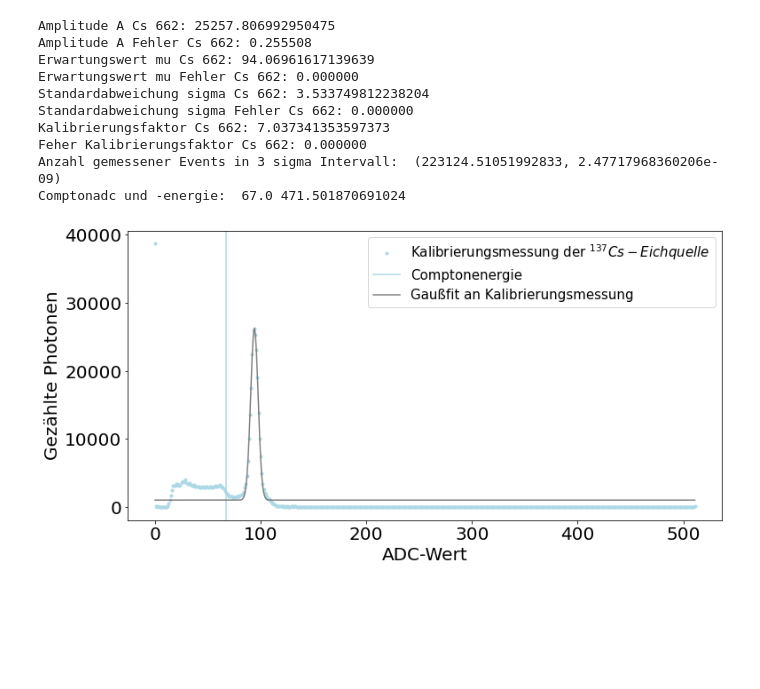
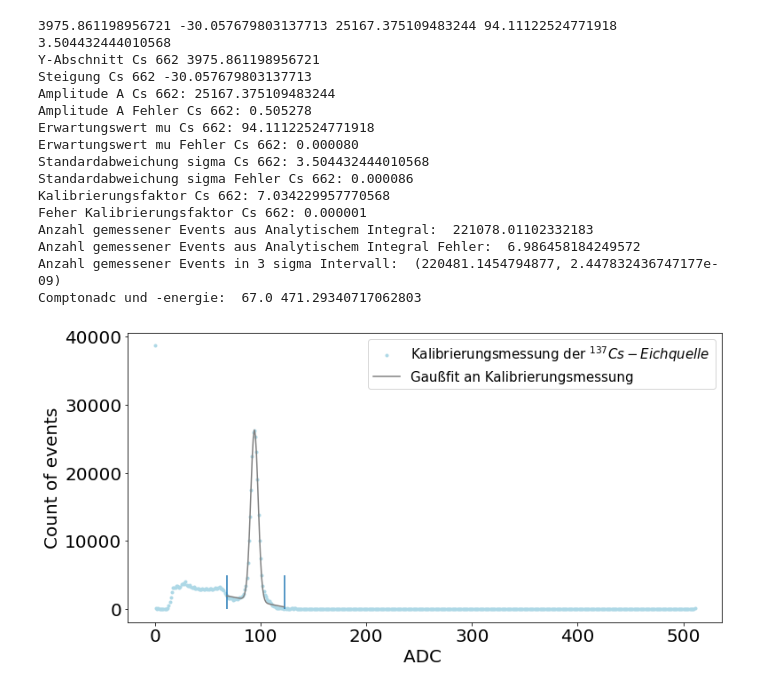
Before and after one commit to Skylake143/Fortgeschrittenenpraktikum, a Jupyter notebook: B22 Compton/Aufgabe1und2Eichungen/A4_1_FitEichpräparate.ipynb, the cells around one changed output. Cells and saved outputs as stored; diff of their text form; code cells hidden in the pictures; blank space fills up the shorter version.

```diff
--- a/B22 Compton/Aufgabe1und2Eichungen/A4_1_FitEichpräparate.ipynb
+++ b/B22 Compton/Aufgabe1und2Eichungen/A4_1_FitEichpräparate.ipynb
@@ -27,6 +27,7 @@ with open('eich_na_120s.txt') as data:
     counts_naeich = np.loadtxt(data, usecols= 1)
 
 energy_calibration_y = []
+energy_calibration_y_error = []
 energy_calibration_y_sigma = []
 energy_calibration_x = []
 # %%
@@ -295,59 +449,80 @@ Anzahl gemessener Events in 3 sigma Intervall:  (149137.08454541932, 1.655754255
 adc = adcvalue_cseich
 count = counts_cseich
 
-gaussstart = 73
+gaussstart = 68
 gaussstop = 123
 
 parameters = {'xtick.labelsize': 20, 'ytick.labelsize': 20}
 plt.rcParams.update(parameters)
 
 #Energyspectrum open LG
 fig, ax = plt.subplots(figsize=(12,6))
 
 #Name for axis
-ax.set_xlabel('ADC-Wert', fontsize=20)
-ax.set_ylabel('Gezählte Photonen', fontsize=20)
+ax.set_xlabel('ADC ', fontsize=20)
+ax.set_ylabel('Count of events', fontsize=20)
 #Plotten der unskalierten Kurven
 ax.plot(adc, count,'o',markersize=3, color = "lightblue",label = "Kalibrierungsmessung der $^{137}Cs-Eichquelle$")
-ax.axvline(adc[67], color = "lightblue",label = "Comptonenergie")
-
 
 #Gauß 662
-H, A, x, sigma, Afehler, fehlermü, fehlersd = gauss_fit(adc[gaussstart:gaussstop] , count[gaussstart:gaussstop])
+#H, A, x, sigma, Afehler, fehlermü, fehlersd = gauss_fit(adc[gaussstart:gaussstop] , count[gaussstart:gaussstop])
+
+startparameter = 3975.861774538342, -30.057679830375875, 25167.3770714547, 94.11122511762528, -3.504431671533512
+#startparameter = 5000,-1, 15000, 100, 20
+#ax.plot(adc[gaussstart:gaussstop] , count[gaussstart:gaussstop], color = "grey", label="Gaußfit an Kalibrierungsmessung")
+a, b, A, x0, sigma, afehler, bfehler, Afehler, x0fehler, sigmafehler = lin_gauss_fit(adc[gaussstart:gaussstop] , count[gaussstart:gaussstop],startparameter)
+sigma = -sigma
+print(a, b, A, x0, sigma)
 #print('MW:',round(x,3), 'pm', np.sqrt(fehlermü), 'SD:', round(sigma,3), 'pm', np.sqrt(fehlersd))
-FWHM1_173 = round(2.35482 * sigma,4)
-#print('FWHM:',FWHM1_173)
-ax.plot(adc, gauss(adc, H,A,x,sigma), color = "grey", label="Gaußfit an Kalibrierungsmessung")
+FWHM511 = round(2.35482 * sigma,4)
+#print('FWHM:',FWHM11)
+ax.vlines(gaussstart,0,5000)
+ax.vlines(gaussstop,0,5000)
+
+ax.plot(adc[gaussstart:gaussstop], lin_gauss(adc[gaussstart:gaussstop], a, b,A,x0,sigma), color = "grey", label="Gaußfit an Kalibrierungsmessung")
 photopeak = 662
-calibrationfactor = photopeak / x
-calibrationfactorfehler = fehlersd/x
+calibrationfactor = photopeak / x0
+calibrationfactorfehler = sigmafehler/x0
+print("Y-Abschnitt Cs 662", a)
+print("Steigung Cs 662", b)
 print("Amplitude A Cs 662:",A)
 print("Amplitude A Fehler Cs 662:",'{:f}'.format(Afehler))
-print("Erwartungswert mu Cs 662:",x)
-print("Erwartungswert mu Fehler Cs 662:",'{:f}'.format(fehlermü))
+print("Erwartungswert mu Cs 662:",x0)
+print("Erwartungswert mu Fehler Cs 662:",'{:f}'.format(x0fehler))
 print("Standardabweichung sigma Cs 662:",sigma)
-print("Standardabweichung sigma Fehler Cs 662:",'{:f}'.format(fehlersd))
+print("Standardabweichung sigma Fehler Cs 662:",'{:f}'.format(sigmafehler))
 print("Kalibrierungsfaktor Cs 662:",calibrationfactor)
 print("Feher Kalibrierungsfaktor Cs 662:",'{:f}'.format(calibrationfactorfehler))
-energy_calibration_y.append(x)
+energy_calibration_y.append(x0)
+energy_calibration_y_error.append(x0fehler)
 energy_calibration_y_sigma.append(sigma)
 energy_calibration_x.append(photopeak)
 #Intensity using integral
-sigmax3integration = integrate.quad(lambda integrator: gauss(integrator,0, A, x, sigma),x-3*sigma,x+3*sigma)
+sigmax3integration = integrate.quad(lambda integrator: gauss(integrator,0, A, x0, sigma),x0-3*sigma,x0+3*sigma)
+analiticIntegral = A*sigma*np.sqrt(2*np.pi)
+analiticalIntergralFehler = np.sqrt(2*np.pi)*np.sqrt((sigma*Afehler)**2+(A*sigmafehler)**2)
+print("Anzahl gemessener Events aus Analytischem Integral: ", analiticIntegral)
+print("Anzahl gemessener Events aus Analytischem Integral Fehler: ", analiticalIntergralFehler)
+
 print("Anzahl gemessener Events in 3 sigma Intervall: ", sigmax3integration)
 print("Comptonadc und -energie: ", adc[67], calibrationfactor*adc[67])
 
 ax.legend(fontsize=15)
 fig.savefig('Kalibrierungsmessung.png', dpi=200)
 # %% [output]
-Amplitude A Cs 662: 25257.806992950475
-Amplitude A Fehler Cs 662: 0.255508
-Erwartungswert mu Cs 662: 94.06961617139639
-Erwartungswert mu Fehler Cs 662: 0.000000
-Standardabweichung sigma Cs 662: 3.533749812238204
-Standardabweichung sigma Fehler Cs 662: 0.000000
-Kalibrierungsfaktor Cs 662: 7.037341353597373
-Feher Kalibrierungsfaktor Cs 662: 0.000000
-Anzahl gemessener Events in 3 sigma Intervall:  (223124.51051992833, 2.47717968360206e-09)
-Comptonadc und -energie:  67.0 471.501870691024
+3975.861198956721 -30.057679803137713 25167.375109483244 94.11122524771918 3.504432444010568
+Y-Abschnitt Cs 662 3975.861198956721
+Steigung Cs 662 -30.057679803137713
+Amplitude A Cs 662: 25167.375109483244
+Amplitude A Fehler Cs 662: 0.505278
+Erwartungswert mu Cs 662: 94.11122524771918
+Erwartungswert mu Fehler Cs 662: 0.000080
+Standardabweichung sigma Cs 662: 3.504432444010568
+Standardabweichung sigma Fehler Cs 662: 0.000086
+Kalibrierungsfaktor Cs 662: 7.034229957770568
+Feher Kalibrierungsfaktor Cs 662: 0.000001
+Anzahl gemessener Events aus Analytischem Integral:  221078.01102332183
+Anzahl gemessener Events aus Analytischem Integral Fehler:  6.986458184249572
+Anzahl gemessener Events in 3 sigma Intervall:  (220481.1454794877, 2.447832436747177e-09)
+Comptonadc und -energie:  67.0 471.29340717062803
-[figure, old version]
+[figure, new version]
```
Also changed, not shown: parts of 7 cells of this notebook, 1 other file.
